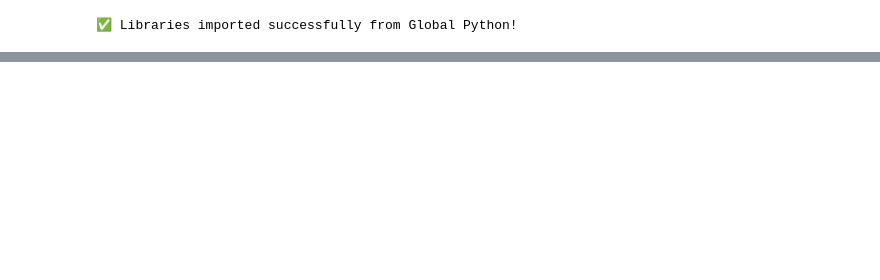
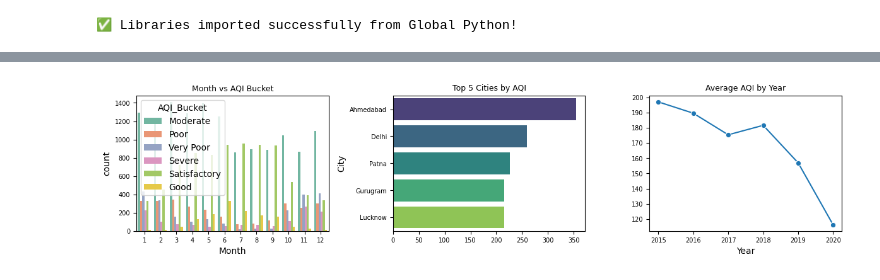
Before and after one commit to rahulgulabaji/AirQuality-India, a Jupyter notebook: new.ipynb, the cells around one changed output, grey strips where cells are left out. Cells and saved outputs as stored; diff of their text form; code cells hidden in the pictures; blank space fills up the shorter version.

```diff
--- a/new.ipynb
+++ b/new.ipynb
@@ -85,0 +150,26 @@ dtype: int64
+# %%
+df['Date']=pd.to_datetime(df['Date'],errors='coerce')
+df['Month'],df['Year']=df['Date'].dt.month,df['Date'].dt.year
+
+fig,ax=plt.subplots(1,3,figsize=(12,3))
+
+sns.countplot(x='Month',hue='AQI_Bucket',data=df,palette="Set2",ax=ax[0])
+ax[0].set_title("Month vs AQI Bucket",fontsize=9)
+ax[0].tick_params(axis='x',labelsize=7)
+ax[0].tick_params(axis='y',labelsize=7)
+
+c=df.groupby('City')['AQI'].mean().nlargest(5)
+sns.barplot(x=c.values,y=c.index,hue=c.index,legend=False,palette="viridis",ax=ax[1])
+ax[1].set_title("Top 5 Cities by AQI",fontsize=9)
+ax[1].tick_params(axis='x',labelsize=7)
+ax[1].tick_params(axis='y',labelsize=7)
+
+y=df.groupby('Year')['AQI'].mean()
+sns.lineplot(x=y.index,y=y.values,marker="o",ax=ax[2])
+ax[2].set_title("Average AQI by Year",fontsize=9)
+ax[2].tick_params(axis='x',labelsize=7)
+ax[2].tick_params(axis='y',labelsize=7)
+
+plt.tight_layout(pad=1);plt.show()
+# %% [output]
+[figure, added]
```
Also changed, not shown: parts of 22 cells of this notebook, 1 other file.
